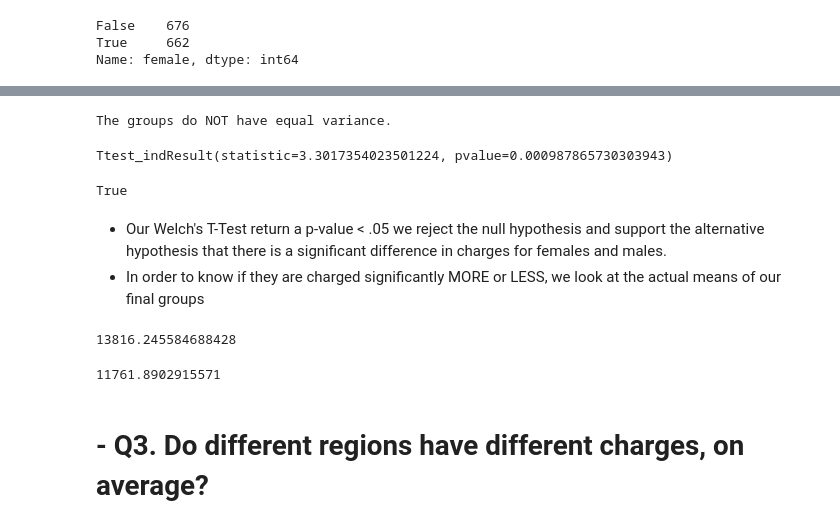
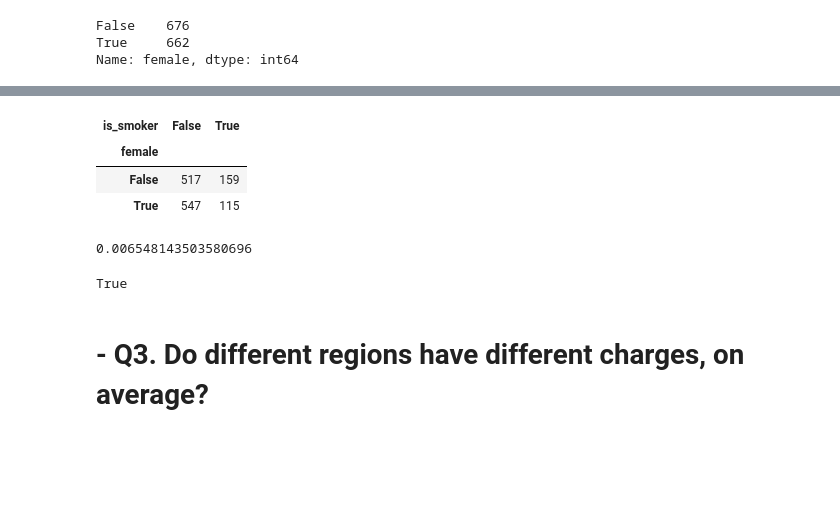
Before and after one commit to Beagan19/Hypothesis-Testing-with-Insurance-Data--Core-, a Jupyter notebook: Hypothesis Testing with Insurance Data (Core).ipynb, the cells around one changed output, grey strips where cells are left out. Drawn from its saved outputs; the diff is of its cells as text; code cells hidden in the pictures; blank space fills up the shorter version.

```diff
--- a/Hypothesis Testing with Insurance Data (Core).ipynb
+++ b/Hypothesis Testing with Insurance Data (Core).ipynb
@@ -401,29 +322,9 @@ LeveneResult(statistic=21.017703365818452, pvalue=4.9818696750984455e-06)
-# %%
-## Use an if-else to help interpret the p-value
-if result.pvalue < 0.5:
-    print(f'The groups do NOT have equal variance.')
-else:
-    print(f'the groups DO have equal variance.')
-# %% [output]
-The groups do NOT have equal variance.
-# %%
-## run final hypothess test
-result = stats.ttest_ind(male_group, female_group, equal_var=False)
-print(result)
-result.pvalue < 0.05
-# %% [output]
-Ttest_indResult(statistic=3.3017354023501224, pvalue=0.000987865730303943)
-True
-# %% [markdown]
-- Our Welch's T-Test return a p-value < .05 we reject the null hypothesis and support the alternative hypothesis that there is a significant difference in charges for females and males.
-- In order to know if they are charged significantly MORE or LESS, we look at the actual means of our final groups
-# %%
-## make a plot or calcualte group means to know which group had more/less.
-male_group.mean()
-# %% [output]
-13816.245584688428
-# %%
-## make a plot or calcualte group means to know which group had more/less.
-female_group.mean()
-# %% [output]
-11761.8902915571
+# %%
+# calculate the contingency table with pd.cross-tab
+table = pd.crosstab(df['female'], df['is_smoker'])
+table
+# %% [output]
+| is_smoker | False | True |
+| female |  |  |
+| False | 517 | 159 |
+| True | 547 | 115 |
@@ -430,3 +335,10 @@ female_group.mean()
+# %%
+# What was our p-value?
+print(p)
+p<.05
+# %% [output]
+0.006548143503580696
+True
 # %% [markdown]
 # - Q3. Do different regions have different charges, on average?
 # %%
```
Also changed, not shown: parts of 23 cells of this notebook.
